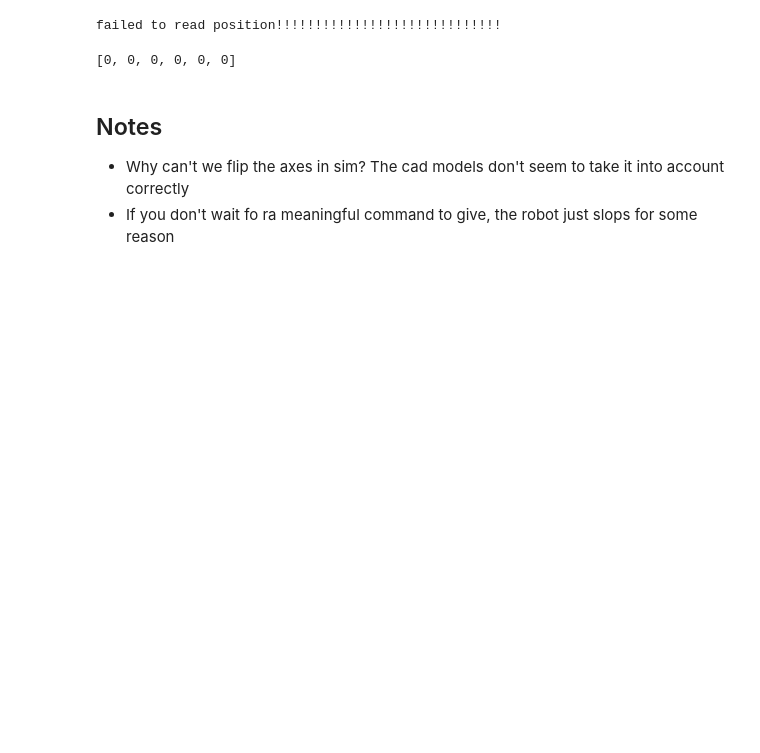
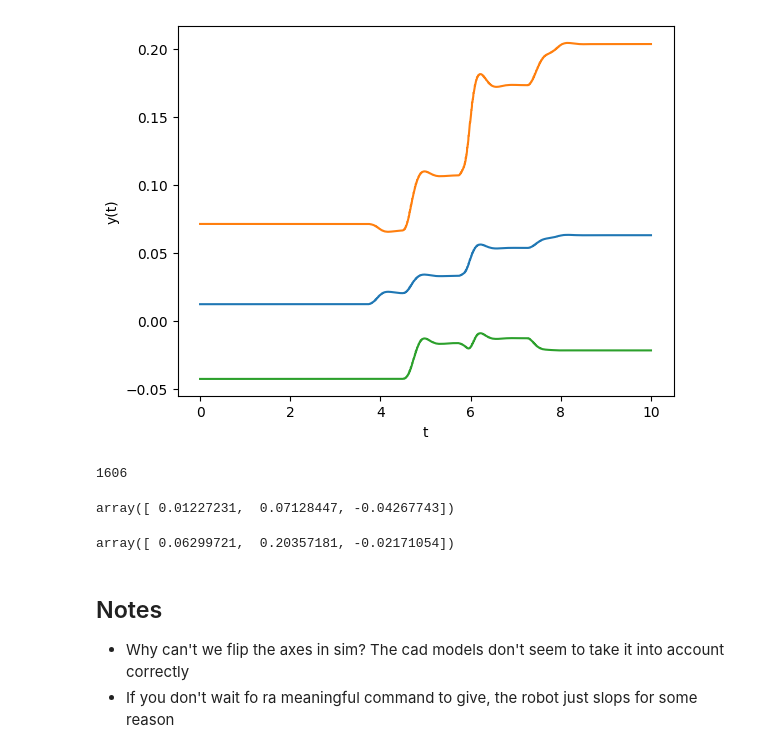
Before and after one commit to cryingpotat0/robot_tutorial, a Jupyter notebook: 04-slow-teleop/main.ipynb, the cells around one changed output. Drawn from its saved outputs; the diff is of its cells as text; code cells hidden in the pictures; blank space fills up the shorter version.

```diff
--- a/04-slow-teleop/main.ipynb
+++ b/04-slow-teleop/main.ipynb
@@ -275,24 +285,16 @@ def teleop_example(meshcat, real_robot=False):
     builder.AddSystem(robot_diagram)
 
     num_joints = 6
-    # lp_filter = builder.AddSystem(FirstOrderLowPassFilter(
-    #     time_constant=0.3, size=num_joints))
-
-
-    # builder.Connect(
-    #     teleop.get_output_port(0),
-    #     lp_filter.get_input_port(0),
-    # )
-    # builder.Connect(lp_filter.get_output_port(0), robot_diagram.get_input_port(0))
     builder.Connect(teleop.get_output_port(0), robot_diagram.get_input_port(0))
 
-    # you need a sink for teh sim to do anything SMFH.
-    log_sink = builder.AddSystem(VectorLogSink(6))
-    builder.Connect(robot_diagram.get_output_port(0), log_sink.get_input_port())
+    # Add a sink for EE pos
+    plant_pos = builder.AddSystem(PlantEePosCompute(plant))
+    builder.Connect(robot_diagram.get_output_port(), plant_pos.get_input_port())
+    logger = LogVectorOutput(plant_pos.get_output_port(), builder)
 
     diagram = builder.Build()
 
-    RenderDiagram(diagram, max_depth=2)
+    # RenderDiagram(diagram, max_depth=2)
     simulator = Simulator(diagram)
     context = simulator.get_mutable_context()
 
@@ -304,7 +306,10 @@ def teleop_example(meshcat, real_robot=False):
     #     lp_filter, simulator.get_mutable_context()), initial_plant_pos)
     simulator.set_publish_every_time_step(False)
     simulator.set_target_realtime_rate(1.0)
-    simulator.AdvanceTo(np.inf)
+    simulator.AdvanceTo(10)
+
+    context = simulator.get_mutable_context()
+    return logger.FindLog(context)
 # %%
 try:
     meshcat
@@ -314,4 +319,4 @@ except NameError:
 meshcat.Delete()
 meshcat.DeleteAddedControls()
 
-teleop_example(meshcat, real_robot=True)
+logs = teleop_example(meshcat, real_robot=False)
@@ -340,5 +322,0 @@ Current pos [2179, 1034, 1829, 1708, 2066, 2359], desired pos as float [ 0.25 -1
-# %%
-real_robot.robot.read_position()
-# %% [output]
-failed to read position!!!!!!!!!!!!!!!!!!!!!!!!!!!!!
-[0, 0, 0, 0, 0, 0]
@@ -347,3 +323,25 @@ real_robot.robot.set_goal_pos([1365, 1329, 1459, 1120, 1249, 1992])
+# %%
+# From https://github.com/RobotLocomotion/drake/blob/master/tutorials/dynamical_systems.ipynb
+import matplotlib.pyplot as plt
+plt.figure()
+plt.plot(logs.sample_times(), logs.data().transpose())
+plt.xlabel('t')
+plt.ylabel('y(t)');
+# %% [output]
+[figure, added]
+# %%
+pos = logs.data().transpose()
+len(pos)
+# %% [output]
+1606
+# %%
+pos[500]
+# %% [output]
+array([ 0.01227231,  0.07128447, -0.04267743])
+# %%
+pos[1500]
+# %% [output]
+array([ 0.06299721,  0.20357181, -0.02171054])
 # %% [markdown]
 ## Notes
 - Why can't we flip the axes in sim? The cad models don't seem to take it into account correctly
```
Also changed, not shown: parts of 5 cells of this notebook, 3 other files.
